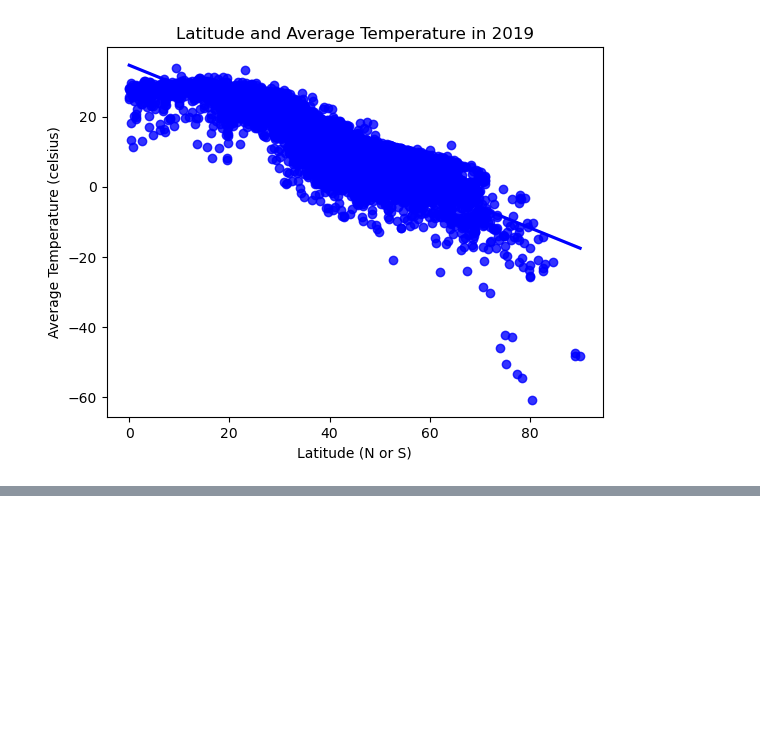
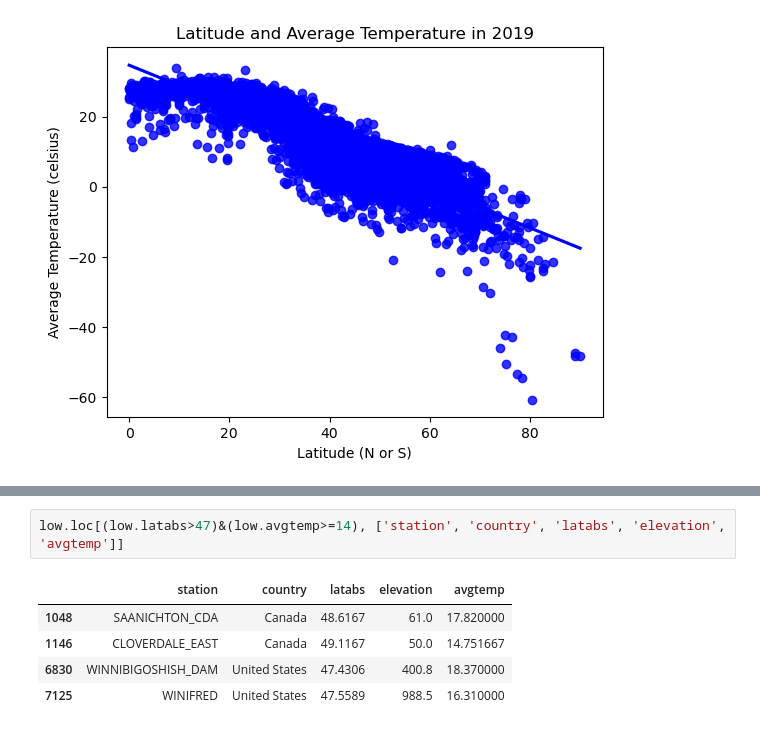
Before and after one commit to minseungryu/Pandas_Data_Cleaning, a Jupyter notebook: Ch5_(4)산점도를 활용해 이변량 관계 확인.ipynb, the cells around one changed output, grey strips where cells are left out. Drawn from its saved outputs; the diff is of its cells as text; blank space fills up the shorter version.

```diff
--- a/Ch5_(4)산점도를 활용해 이변량 관계 확인.ipynb
+++ b/Ch5_(4)산점도를 활용해 이변량 관계 확인.ipynb
@@ -70,0 +97,8 @@ plt.show()
+# %%
+low.loc[(low.latabs>47)&(low.avgtemp>=14), ['station', 'country', 'latabs', 'elevation', 'avgtemp']]
+# %% [output]
+|  | station | country | latabs | elevation | avgtemp |
+| 1048 | SAANICHTON_CDA | Canada | 48.6167 | 61.0 | 17.820000 |
+| 1146 | CLOVERDALE_EAST | Canada | 49.1167 | 50.0 | 14.751667 |
+| 6830 | WINNIBIGOSHISH_DAM | United States | 47.4306 | 400.8 | 18.370000 |
+| 7125 | WINIFRED | United States | 47.5589 | 988.5 | 16.310000 |
```
Also changed, not shown: parts of 10 cells of this notebook.
